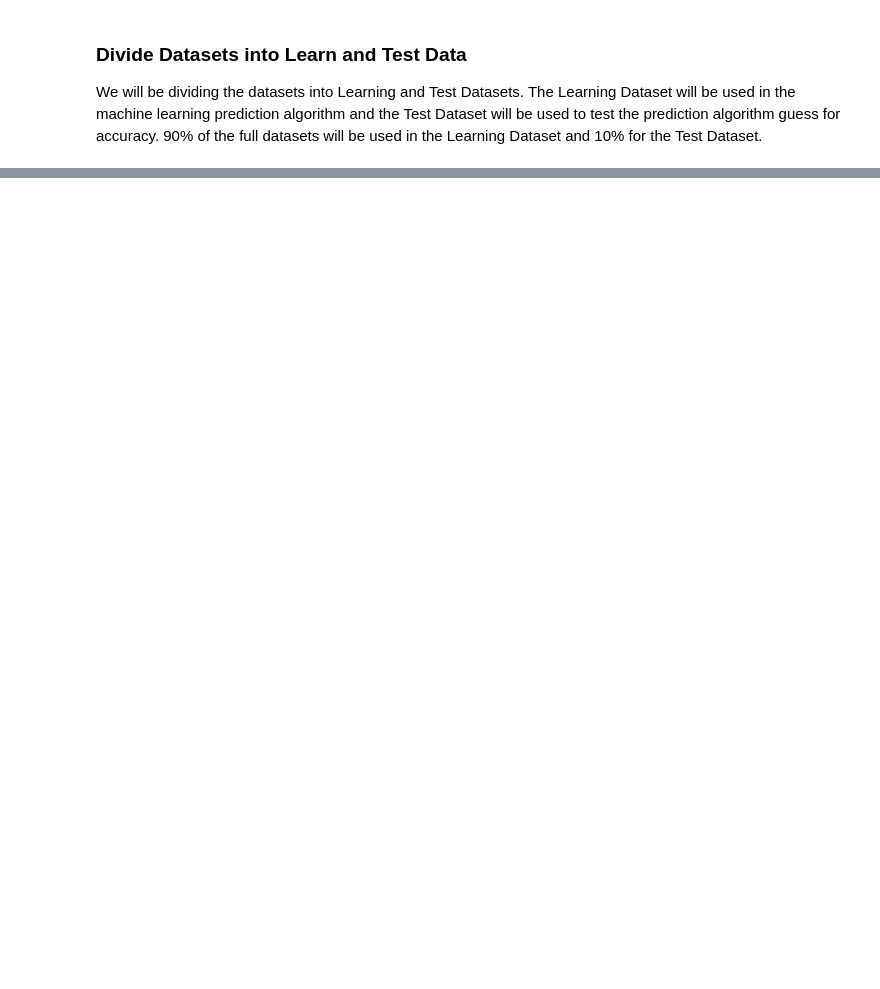
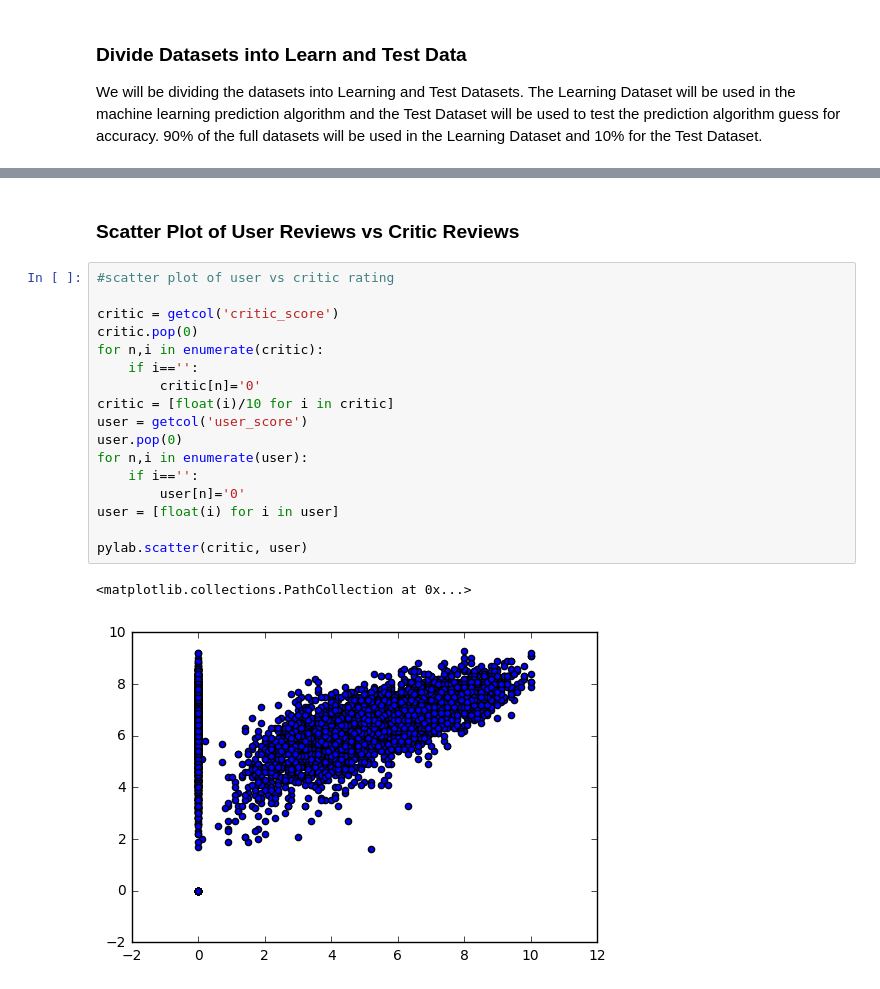
Before and after one commit to CSCI4800-Fall2016-Group12/IMDB-Rating-Prediction, a Jupyter notebook: Data Exploration.ipynb, the cells around one changed output, grey strips where cells are left out. Cells and saved outputs as stored; diff of their text form; blank space fills up the shorter version.

```diff
--- a/Data Exploration.ipynb
+++ b/Data Exploration.ipynb
@@ -340,0 +347,22 @@ User Testing Dataset size: 479
+# %% [markdown]
+### Scatter Plot of User Reviews vs Critic Reviews
+# %%
+#scatter plot of user vs critic rating
+
+critic = getcol('critic_score')
+critic.pop(0)
+for n,i in enumerate(critic):
+    if i=='':
+        critic[n]='0'
+critic = [float(i)/10 for i in critic]
+user = getcol('user_score')
+user.pop(0)
+for n,i in enumerate(user):
+    if i=='':
+        user[n]='0'
+user = [float(i) for i in user]
+
+pylab.scatter(critic, user)
+# %% [output]
+<matplotlib.collections.PathCollection at 0x...>
+[figure, added]
```
Also changed, not shown: parts of 24 cells of this notebook.
